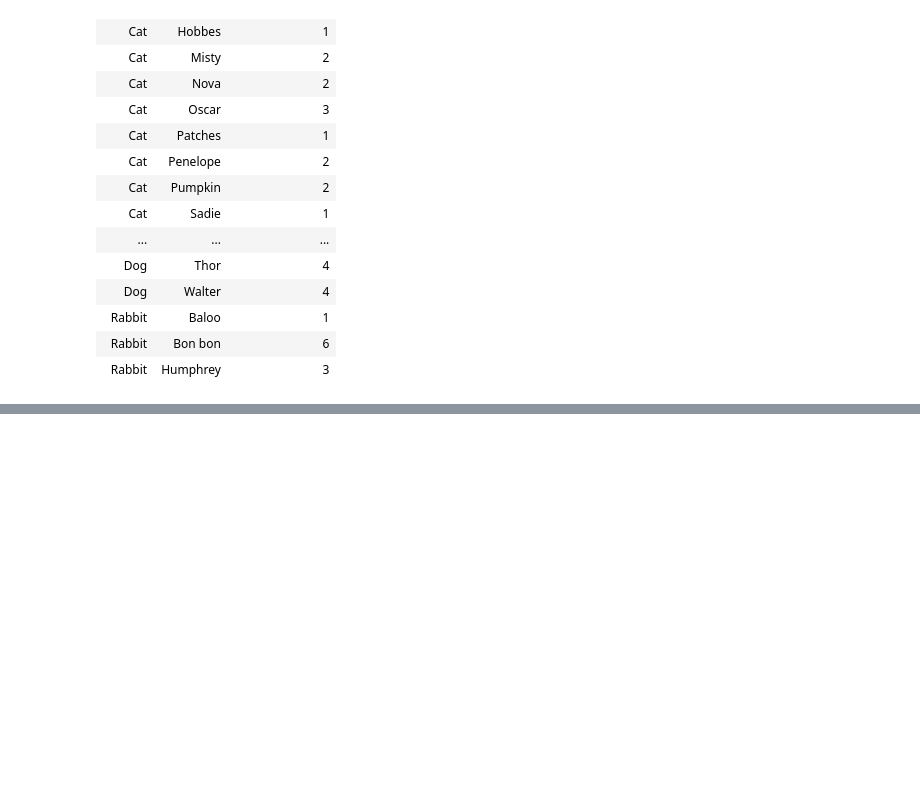
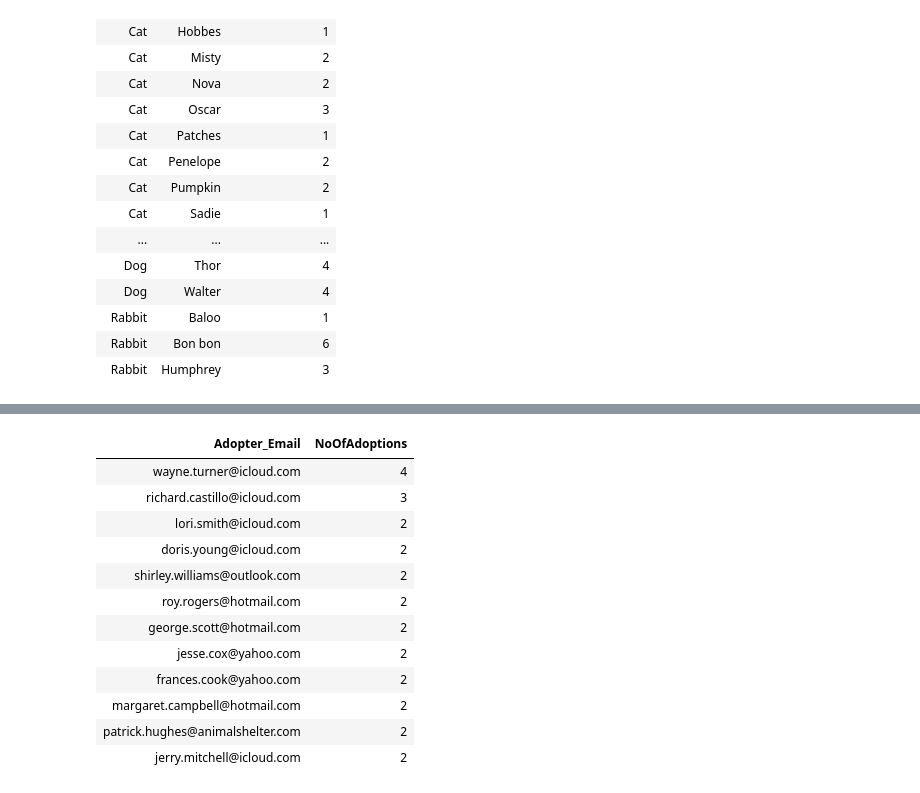
Before and after one commit to moawasthi/Practice_Pyspark, a Jupyter notebook: Linked In Course - Advanced Querying on Pyspark/Pyspark_Query_Practice.ipynb, the cells around one changed output, grey strips where cells are left out. Cells and saved outputs as stored; diff of their text form; code cells hidden in the pictures; blank space fills up the shorter version.

```diff
--- a/Linked In Course - Advanced Querying on Pyspark/Pyspark_Query_Practice.ipynb
+++ b/Linked In Course - Advanced Querying on Pyspark/Pyspark_Query_Practice.ipynb
@@ -252,0 +293,17 @@ vaccinations_agg.display()
+# %%
+more_than_1_adoptions = adoptions.groupBy('Adopter_Email').agg(count(col('Species')).alias('NoOfAdoptions')).where(col('NoOfAdoptions') > 1).where(col('Adopter_Email').contains('gmail') == False ).orderBy(desc(col('NoOfAdoptions')))
+display(more_than_1_adoptions)
+# %% [output]
+| Adopter_Email | NoOfAdoptions |
+| wayne.turner@icloud.com | 4 |
+| richard.castillo@icloud.com | 3 |
+| lori.smith@icloud.com | 2 |
+| doris.young@icloud.com | 2 |
+| shirley.williams@outlook.com | 2 |
+| roy.rogers@hotmail.com | 2 |
+| george.scott@hotmail.com | 2 |
+| jesse.cox@yahoo.com | 2 |
+| frances.cook@yahoo.com | 2 |
+| margaret.campbell@hotmail.com | 2 |
+| patrick.hughes@animalshelter.com | 2 |
+| jerry.mitchell@icloud.com | 2 |
```
Also changed, not shown: parts of 4 cells of this notebook.
